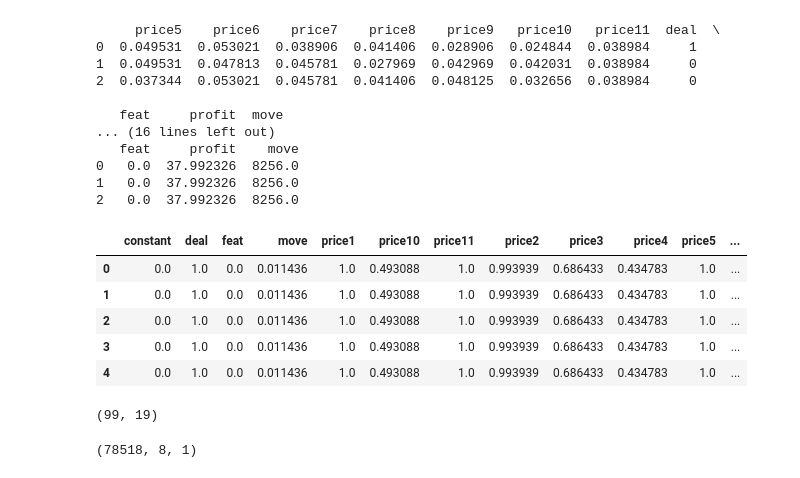
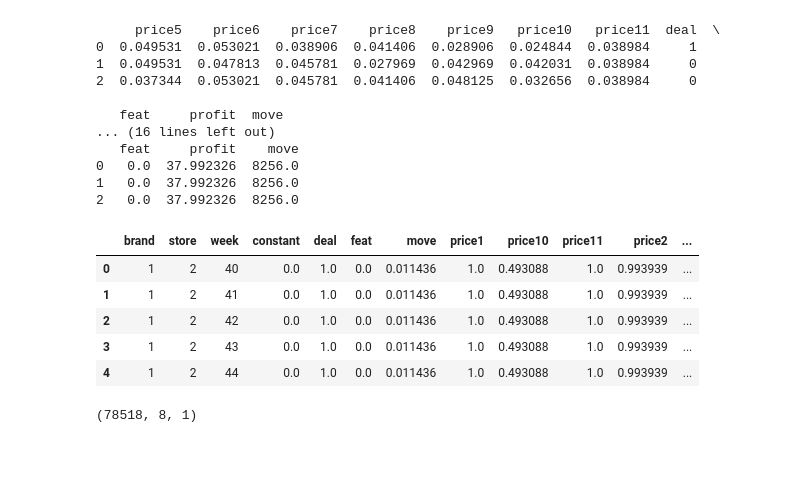
Before and after one commit to sdonohoo/forecasting, a Jupyter notebook: retail_sales/OrangeJuice_Pt_3Weeks_Weekly/submissions/DilatedCNN/train_score.ipynb, the cells around one changed output. Saved outputs shown, nothing was run; the diff lists cells and outputs as text; code cells hidden in the pictures.

```diff
--- a/retail_sales/OrangeJuice_Pt_3Weeks_Weekly/submissions/DilatedCNN/train_score.ipynb
+++ b/retail_sales/OrangeJuice_Pt_3Weeks_Weekly/submissions/DilatedCNN/train_score.ipynb
@@ -113,7 +108,6 @@ def gen_sequence(df, seq_len, seq_cols, start_timestep=0, end_timestep=None):
     for start, stop in zip(range(start_timestep, end_timestep-seq_len+2), range(start_timestep+seq_len, end_timestep+2)):
         yield data_array[start:stop, :]
 
-
 def gen_sequence_array(df_all, seq_len, seq_cols, start_timestep=0, end_timestep=None):
     """Combine feature sequences for all the combinations of (store, brand) into an 3d array.
 
@@ -149,6 +143,23 @@ def static_feature_array(df_all, total_timesteps, seq_cols):
                          reset_index(drop=True)
     fea_array = fea_df[seq_cols].values
     return fea_array
+
+def normalize_dataframe(df, seq_cols, scaler=MinMaxScaler()):
+    """Normalize a subset of columns of a dataframe.
+
+    Args:
+        df (Dataframe): Input dataframe
+        seq_cols (List): A list of names of columns to be normalized
+        scaler (Scaler): A scikit learn scaler object
+
+    Returns:
+        df_scaled (Dataframe): Normalized dataframe
+    """
+    cols_fixed = df.columns.difference(seq_cols)
+    df_scaled = pd.DataFrame(scaler.fit_transform(df[seq_cols]),
+                            columns=seq_cols, index=df.index)
+    df_scaled = pd.concat([df[cols_fixed], df_scaled], axis=1)
+    return df_scaled, scaler
 # %%
 r = 0
 print('---- Round ' + str(r+1) + ' ----')
@@ -194,21 +206,13 @@ print('')
 # %%
 # Normalize the dataframe of features
 cols_normalize = data_filled.columns.difference(['store','brand','week'])
-min_max_scaler = MinMaxScaler()
-data_filled_scaled = pd.DataFrame(min_max_scaler.fit_transform(data_filled[cols_normalize]),
-                                  columns=cols_normalize,
-                                  index=data_filled.index)
-data_filled_scaled.head()
+data_scaled, min_max_scaler = normalize_dataframe(data_filled, cols_normalize)
+data_scaled.head()
 # %% [output]
-|  | constant | deal | feat | move | price1 | price10 | price11 | price2 | price3 | price4 | price5 | ... |
-| 0 | 0.0 | 1.0 | 0.0 | 0.011436 | 1.0 | 0.493088 | 1.0 | 0.993939 | 0.686433 | 0.434783 | 1.0 | ... |
-| 1 | 0.0 | 1.0 | 0.0 | 0.011436 | 1.0 | 0.493088 | 1.0 | 0.993939 | 0.686433 | 0.434783 | 1.0 | ... |
-| 2 | 0.0 | 1.0 | 0.0 | 0.011436 | 1.0 | 0.493088 | 1.0 | 0.993939 | 0.686433 | 0.434783 | 1.0 | ... |
-| 3 | 0.0 | 1.0 | 0.0 | 0.011436 | 1.0 | 0.493088 | 1.0 | 0.993939 | 0.686433 | 0.434783 | 1.0 | ... |
-| 4 | 0.0 | 1.0 | 0.0 | 0.011436 | 1.0 | 0.493088 | 1.0 | 0.993939 | 0.686433 | 0.434783 | 1.0 | ... |
+|  | brand | store | week | constant | deal | feat | move | price1 | price10 | price11 | price2 | ... |
+| 0 | 1 | 2 | 40 | 0.0 | 1.0 | 0.0 | 0.011436 | 1.0 | 0.493088 | 1.0 | 0.993939 | ... |
+| 1 | 1 | 2 | 41 | 0.0 | 1.0 | 0.0 | 0.011436 | 1.0 | 0.493088 | 1.0 | 0.993939 | ... |
+| 2 | 1 | 2 | 42 | 0.0 | 1.0 | 0.0 | 0.011436 | 1.0 | 0.493088 | 1.0 | 0.993939 | ... |
+| 3 | 1 | 2 | 43 | 0.0 | 1.0 | 0.0 | 0.011436 | 1.0 | 0.493088 | 1.0 | 0.993939 | ... |
+| 4 | 1 | 2 | 44 | 0.0 | 1.0 | 0.0 | 0.011436 | 1.0 | 0.493088 | 1.0 | 0.993939 | ... |
-# %%
-data_sub = data_filled[(data_filled.brand==1) & (data_filled.store==2)]
-data_sub.shape
-# %% [output]
-(99, 19)
 # %%
```
Also changed, not shown: parts of 30 cells of this notebook.
